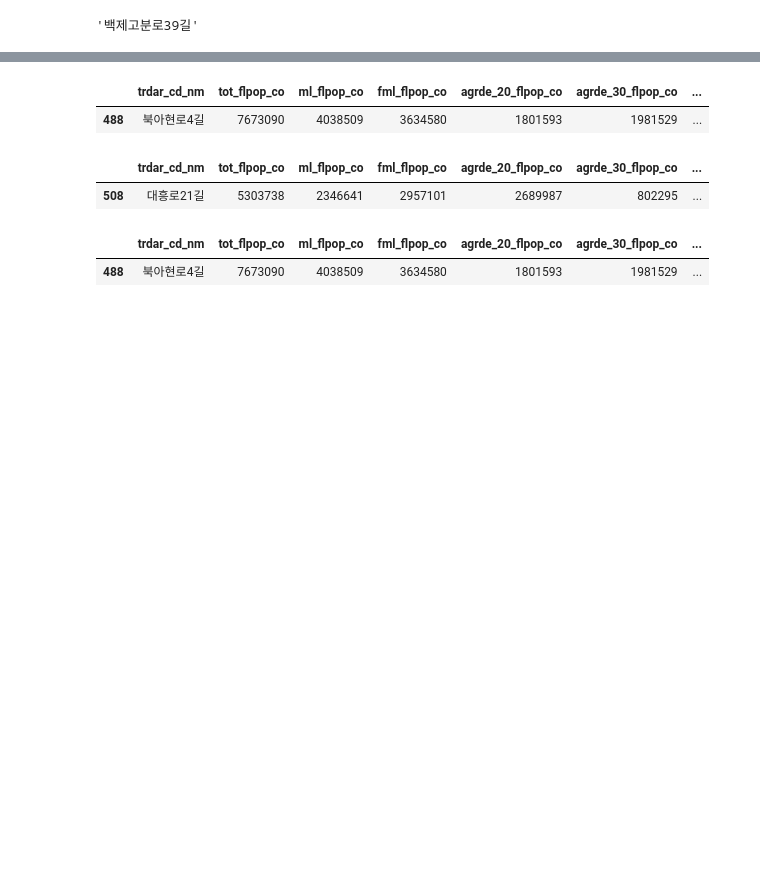
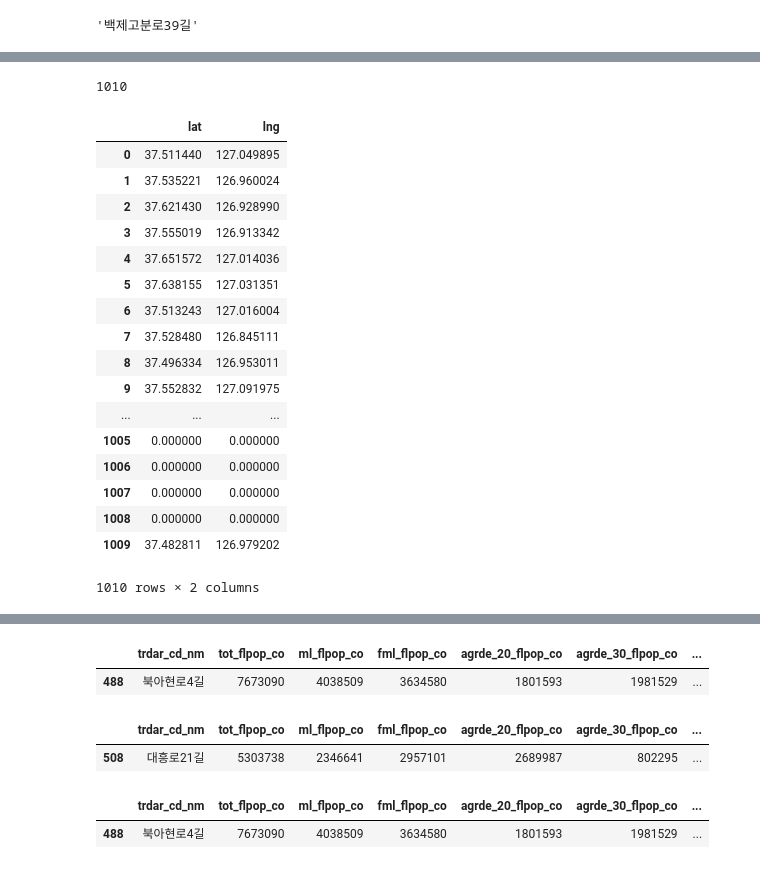
Before and after one commit to canary4651/TIL, a Jupyter notebook: jupyter/유동인구.ipynb, the cells around one changed output, grey strips where cells are left out. Saved outputs shown, nothing was run; the diff lists cells and outputs as text; code cells hidden in the pictures; blank space fills up the shorter version.

```diff
--- a/jupyter/유동인구.ipynb
+++ b/jupyter/유동인구.ipynb
@@ -126,0 +204,27 @@ TypeError: 'NoneType' object is not subscriptable
+# %%
+len(aa)
+# %% [output]
+1010
+# %%
+coordinates = aa[['lat', 'lng']]
+
+coordinates
+# %% [output]
+|  | lat | lng |
+| 0 | 37.511440 | 127.049895 |
+| 1 | 37.535221 | 126.960024 |
+| 2 | 37.621430 | 126.928990 |
+| 3 | 37.555019 | 126.913342 |
+| 4 | 37.651572 | 127.014036 |
+| 5 | 37.638155 | 127.031351 |
+| 6 | 37.513243 | 127.016004 |
+| 7 | 37.528480 | 126.845111 |
+| 8 | 37.496334 | 126.953011 |
+| 9 | 37.552832 | 127.091975 |
+| ... | ... | ... |
+| 1005 | 0.000000 | 0.000000 |
+| 1006 | 0.000000 | 0.000000 |
+| 1007 | 0.000000 | 0.000000 |
+| 1008 | 0.000000 | 0.000000 |
+| 1009 | 37.482811 | 126.979202 |
+1010 rows × 2 columns
```
Also changed, not shown: parts of 39 cells of this notebook, 11 other files.
